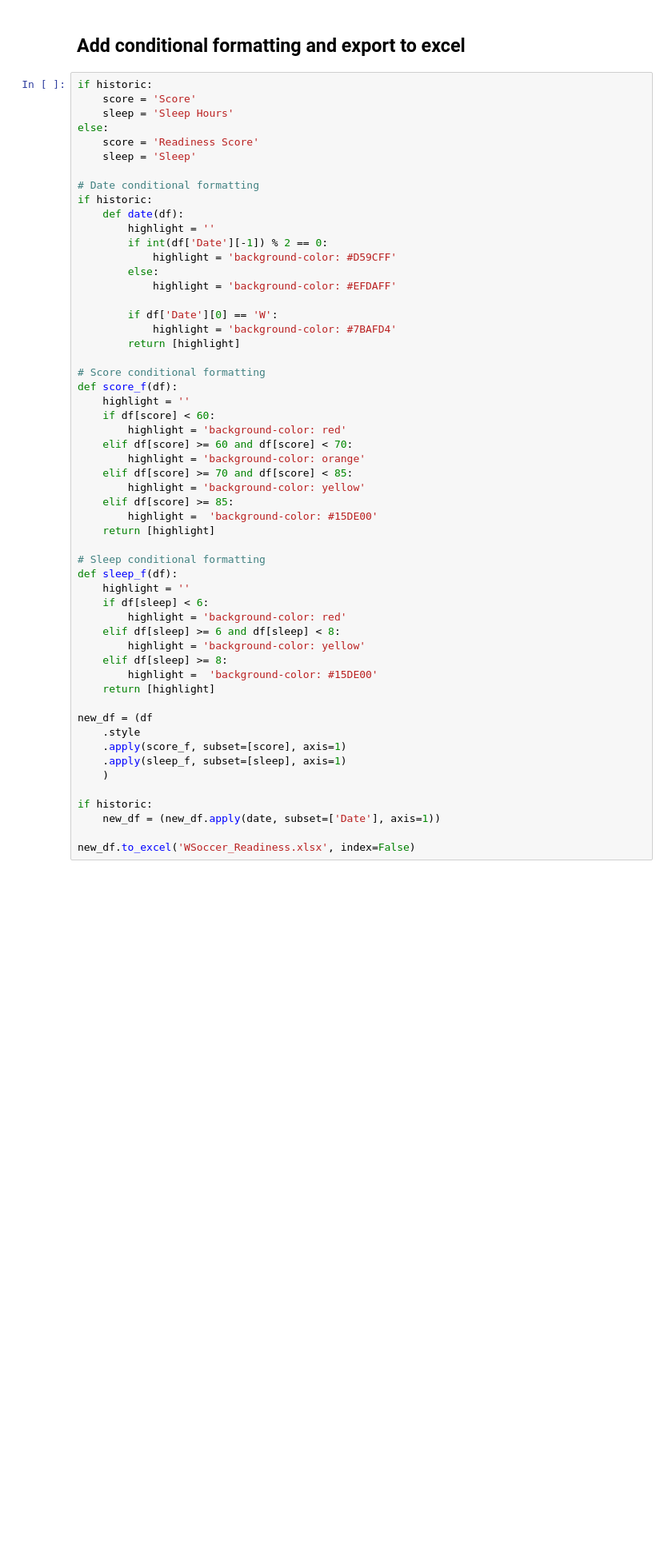
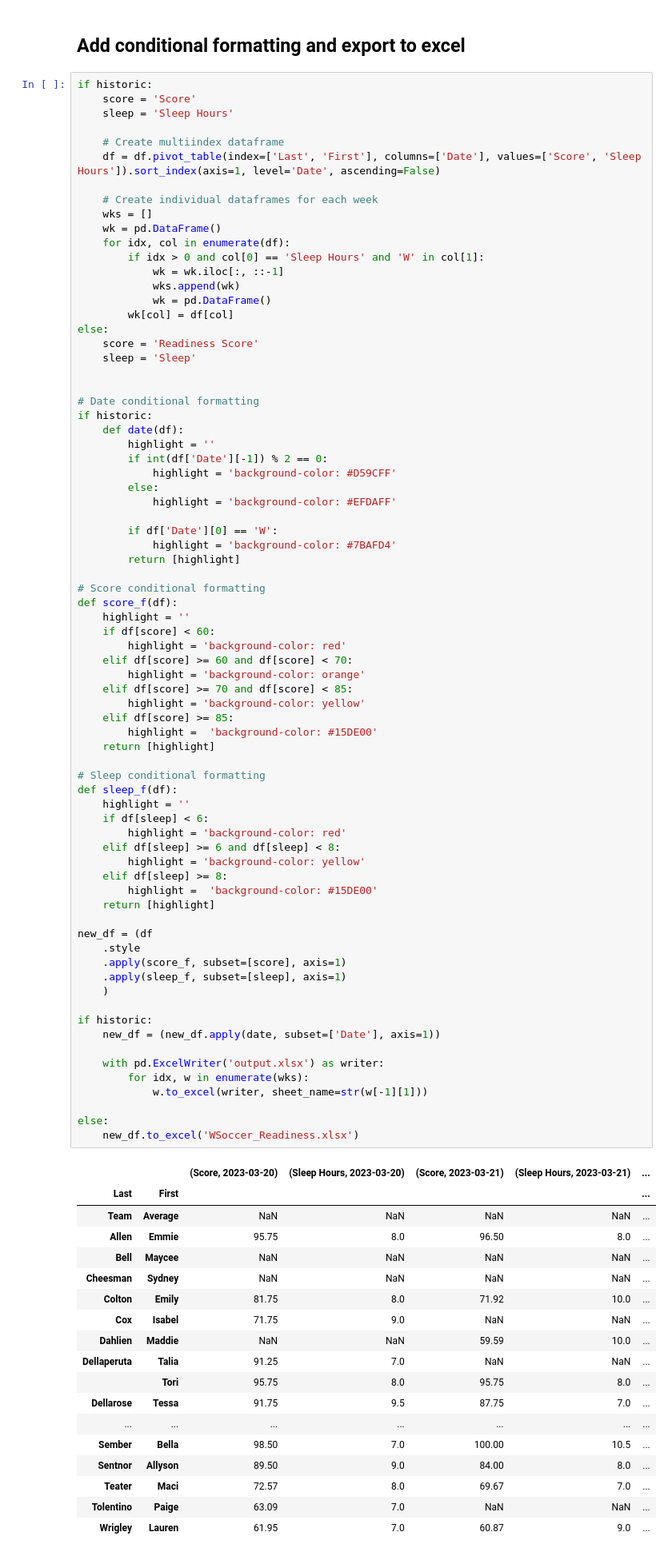
Before and after one commit to liammaguire1/WSoccer-Readiness, a Jupyter notebook: WSoccer_Readiness.ipynb, the cells around one changed output. Shown at 80% size. Cells and saved outputs as stored; diff of their text form; blank space fills up the shorter version.

```diff
--- a/WSoccer_Readiness.ipynb
+++ b/WSoccer_Readiness.ipynb
@@ -91,9 +91,23 @@ df.head(50)
 if historic:
     score = 'Score'
     sleep = 'Sleep Hours'
+
+    # Create multiindex dataframe
+    df = df.pivot_table(index=['Last', 'First'], columns=['Date'], values=['Score', 'Sleep Hours']).sort_index(axis=1, level='Date', ascending=False)
+
+    # Create individual dataframes for each week
+    wks = []
+    wk = pd.DataFrame()
+    for idx, col in enumerate(df):
+        if idx > 0 and col[0] == 'Sleep Hours' and 'W' in col[1]:
+            wk = wk.iloc[:, ::-1]
+            wks.append(wk)
+            wk = pd.DataFrame()
+        wk[col] = df[col]
 else:
     score = 'Readiness Score'
     sleep = 'Sleep'
+
 
 # Date conditional formatting
 if historic:
@@ -114,31 +128,55 @@ def score_f(df):
     if df[score] < 60:
         highlight = 'background-color: red'
     elif df[score] >= 60 and df[score] < 70:
         highlight = 'background-color: orange'
     elif df[score] >= 70 and df[score] < 85:
         highlight = 'background-color: yellow'
     elif df[score] >= 85:
         highlight =  'background-color: #15DE00'
     return [highlight]
 
 # Sleep conditional formatting
 def sleep_f(df):
     highlight = ''
     if df[sleep] < 6:
         highlight = 'background-color: red'
     elif df[sleep] >= 6 and df[sleep] < 8:
         highlight = 'background-color: yellow'
     elif df[sleep] >= 8:
         highlight =  'background-color: #15DE00'
     return [highlight]
 
 new_df = (df
     .style
     .apply(score_f, subset=[score], axis=1)
     .apply(sleep_f, subset=[sleep], axis=1)
     )
 
 if historic:
     new_df = (new_df.apply(date, subset=['Date'], axis=1))
 
-new_df.to_excel('WSoccer_Readiness.xlsx', index=False)
+    with pd.ExcelWriter('output.xlsx') as writer:
+        for idx, w in enumerate(wks):
+            w.to_excel(writer, sheet_name=str(w[-1][1]))
+
+else:
+    new_df.to_excel('WSoccer_Readiness.xlsx')
+# %% [output]
+|  |  | (Score, 2023-03-20) | (Sleep Hours, 2023-03-20) | (Score, 2023-03-21) | (Sleep Hours, 2023-03-21) | ... |
+| Last | First |  |  |  |  | ... |
+| Team | Average | NaN | NaN | NaN | NaN | ... |
+| Allen | Emmie | 95.75 | 8.0 | 96.50 | 8.0 | ... |
+| Bell | Maycee | NaN | NaN | NaN | NaN | ... |
+| Cheesman | Sydney | NaN | NaN | NaN | NaN | ... |
+| Colton | Emily | 81.75 | 8.0 | 71.92 | 10.0 | ... |
+| Cox | Isabel | 71.75 | 9.0 | NaN | NaN | ... |
+| Dahlien | Maddie | NaN | NaN | 59.59 | 10.0 | ... |
+| Dellaperuta | Talia | 91.25 | 7.0 | NaN | NaN | ... |
+|  | Tori | 95.75 | 8.0 | 95.75 | 8.0 | ... |
+| Dellarose | Tessa | 91.75 | 9.5 | 87.75 | 7.0 | ... |
+| ... | ... | ... | ... | ... | ... | ... |
+| Sember | Bella | 98.50 | 7.0 | 100.00 | 10.5 | ... |
+| Sentnor | Allyson | 89.50 | 9.0 | 84.00 | 8.0 | ... |
+| Teater | Maci | 72.57 | 8.0 | 69.67 | 7.0 | ... |
+| Tolentino | Paige | 63.09 | 7.0 | NaN | NaN | ... |
+| Wrigley | Lauren | 61.95 | 7.0 | 60.87 | 9.0 | ... |
```
Also changed, not shown: parts of 2 cells of this notebook, 1 other file.
